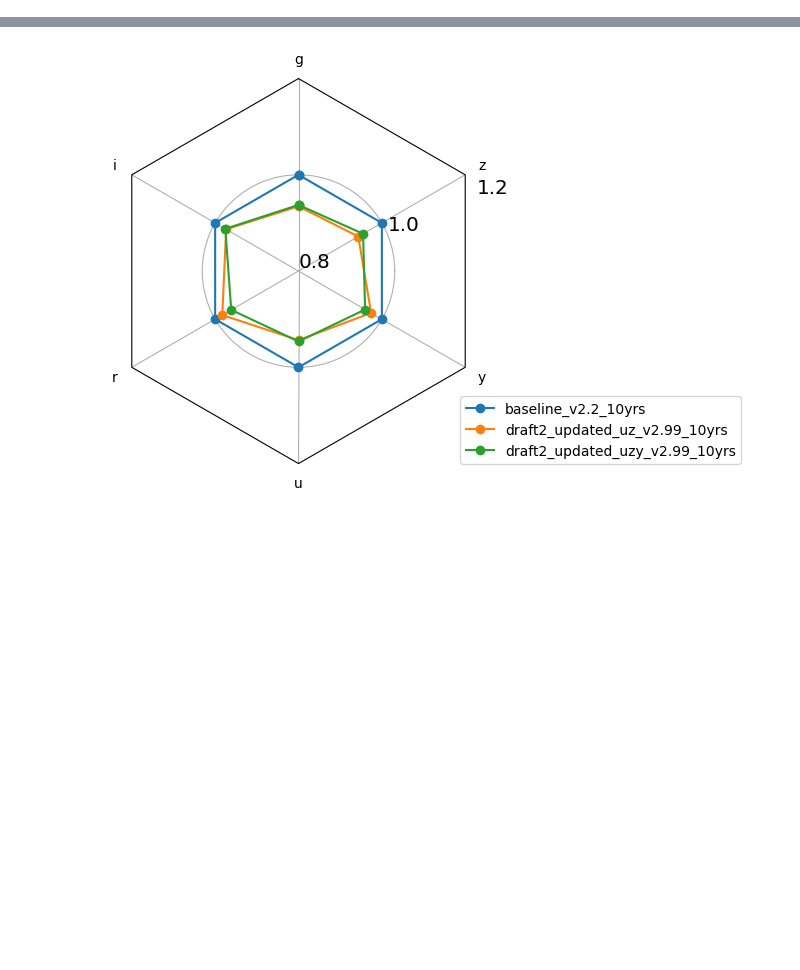
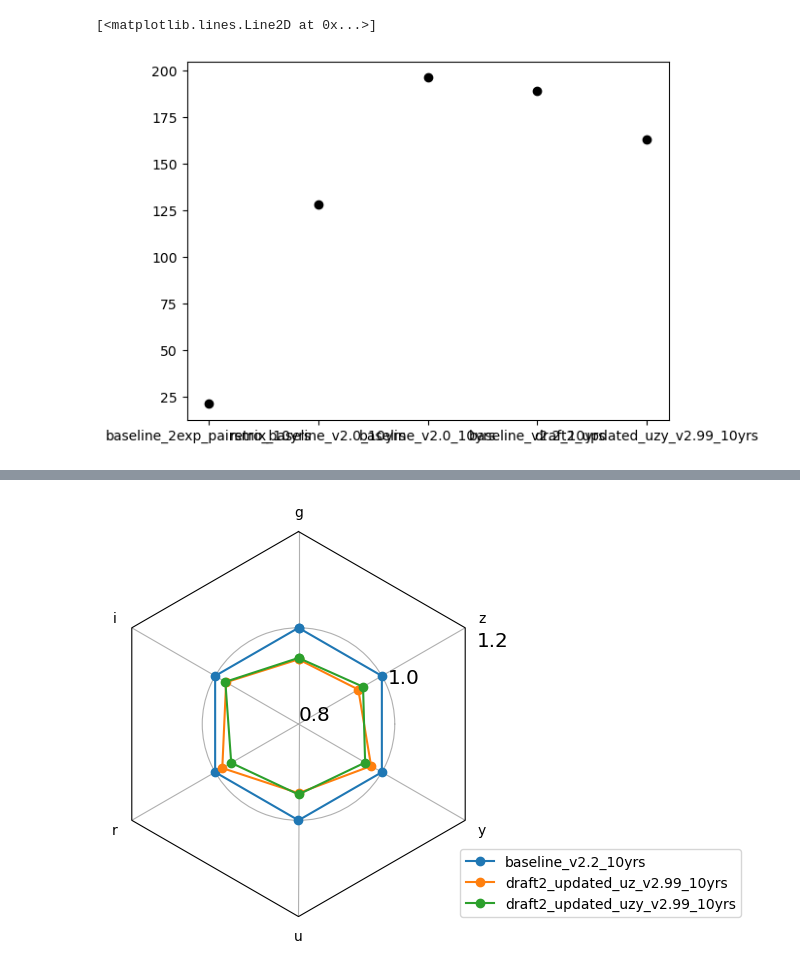
Before and after one commit to yoachim/23_Scratch, a Jupyter notebook: sched_over_time/quick_look.ipynb, the cells around one changed output, grey strips where cells are left out. Cells and saved outputs as stored; diff of their text form; code cells hidden in the pictures; blank space fills up the shorter version.

```diff
--- a/sched_over_time/quick_look.ipynb
+++ b/sched_over_time/quick_look.ipynb
@@ -160,2 +178,7 @@ ddf_data
+# %%
+plt.plot(data['KNe Presto S'], 'ko')
+# %% [output]
+[<matplotlib.lines.Line2D at 0x...>]
+[figure, added]
 # %%
 runs = [run for run in data.index ]
```
Also changed, not shown: parts of 7 cells of this notebook.
